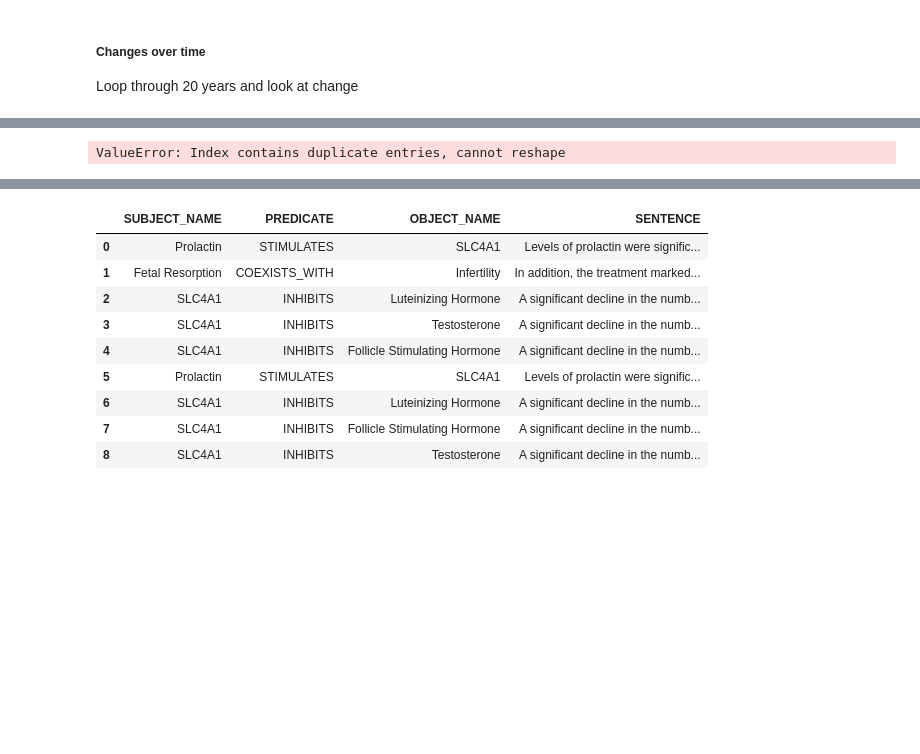
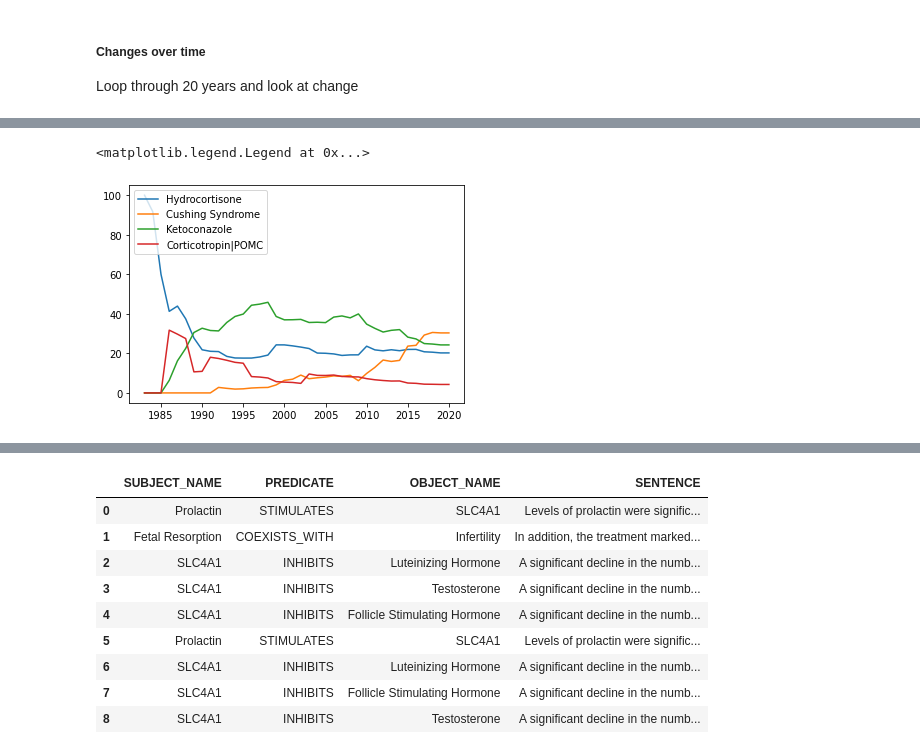
Before and after one commit to MRCIEU/MELODI-Presto, a Jupyter notebook: notebooks/analysis.ipynb, the cells around one changed output, grey strips where cells are left out. Drawn from its saved outputs; the diff is of its cells as text; code cells hidden in the pictures; blank space fills up the shorter version.

Commit message:
time plot done

```diff
--- a/notebooks/analysis.ipynb
+++ b/notebooks/analysis.ipynb
@@ -183,22 +185,21 @@ Loop through 20 years and look at change
 # %%
 #
 year_range=range(1980,2021)
-#year_range=range(1990,1992)
+#year_range=range(1990,1995)
 
 master_df=pd.DataFrame()
 
 qterm1='Ketoconazole'
 qterm2='Cushing syndrome'
 
-qterm1='Dapoxetine'
-qterm2='Premature ejaculation'
-
+#qterm1='Dapoxetine'
+#qterm2='Premature ejaculation'
 #this example highlights an issue with SemMedDB, it identifies the gene SLC4A1 but is mistaken, perhaps for the text DI.
 #interestingly manual run of SemRep does not find this relationship
 
 
 for y in year_range:
-    q1=['('+qterm2+') AND (("1900"[Date - Create] : "'+str(y).zfill(2)+'"[Date - Create]))']
+    q1=['('+qterm1+') AND (("1900"[Date - Create] : "'+str(y).zfill(2)+'"[Date - Create]))']
     q2=['('+qterm2+') AND (("1900"[Date - Create] : "'+str(y).zfill(2)+'"[Date - Create]))']
     print(y)
     overlap_df = overlap(q1,q2)
@@ -236,9 +237,49 @@ print(master_df)
-# %%
-master_df = master_df.pivot(index='name', columns='year', values='rel_counts')
-
-master_df.plot()
-# %% [output]
-ValueError: Index contains duplicate entries, cannot reshape
+# %%
+#master_df = master_df.pivot(index='name', columns='year', values='rel_counts')
+#x = np.linspace(0, 6, 100)
+#y_1 = 5*x
+#y_2 = np.power(x, 2)
+#y_3 = np.exp(x/1.5)
+#plt.plot(x, y_1)
+#plt.plot(x, y_2)
+#plt.plot(x, y_3)
+#plt.show()
+
+#https://www.kaggle.com/andyxie/matplotlib-plot-multiple-lines
+
+def map_term_to_year(term_data,years):
+    yearDic={}
+    for y in years:
+        yearDic[y]=0
+    for i,row in term_data.iterrows():
+        #print(i,row['year'])
+        yearDic[row['year']]=row['rel_counts']
+    return list(yearDic.values())
+
+term_list=["Hydrocortisone","Cushing Syndrome","Ketoconazole","Corticotropin|POMC"]
+
+x = list(master_df['year'].unique())
+y_1_data=master_df[master_df['name']==term_list[0]][['rel_counts','year']]
+y_2_data=master_df[master_df['name']==term_list[1]][['rel_counts','year']]
+y_3_data=master_df[master_df['name']==term_list[2]][['rel_counts','year']]
+y_4_data=master_df[master_df['name']==term_list[3]][['rel_counts','year']]
+y_1 = map_term_to_year(y_1_data,x)
+y_2 = map_term_to_year(y_2_data,x)
+y_3 = map_term_to_year(y_3_data,x)
+y_4 = map_term_to_year(y_4_data,x)
+
+#print(y_1)
+plt.plot(x,y_1,label=term_list[0])
+plt.plot(x, y_2,label=term_list[1])
+plt.plot(x, y_3,label=term_list[2])
+plt.plot(x, y_4,label=term_list[3])
+plt.legend(loc="upper left")
+
+
+#master_df.plot()
+# %% [output]
+<matplotlib.legend.Legend at 0x...>
+[figure, added]
 # %%
 overlap_df
 # %% [output]
```
Also changed, not shown: parts of 3 cells of this notebook.
